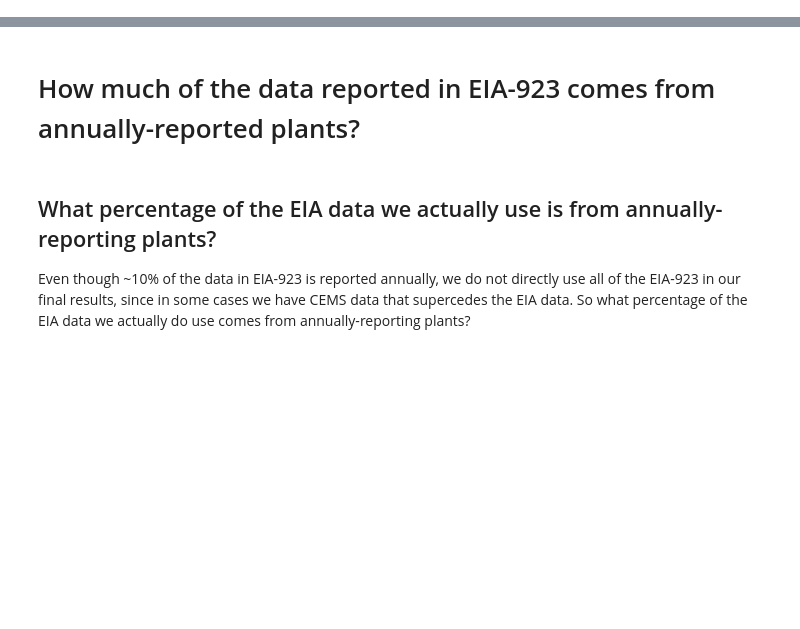
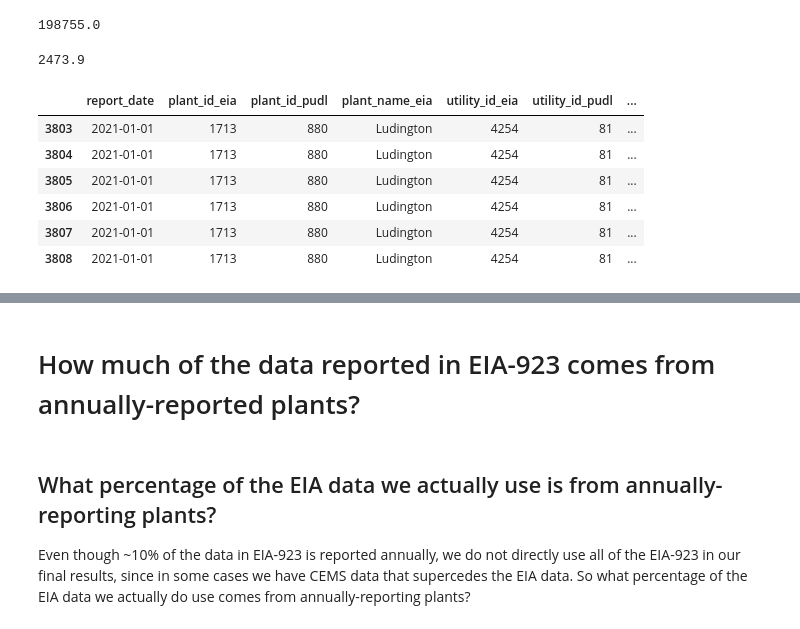
Before and after one commit to singularity-energy/open-grid-emissions, a Jupyter notebook: notebooks/explore_data/explore_annually_reported_eia_data.ipynb, the cells around one changed output, grey strips where cells are left out. Drawn from its saved outputs; the diff is of its cells as text; code cells hidden in the pictures; blank space fills up the shorter version.

Commit message:
save miso exports

```diff
--- a/notebooks/explore_data/explore_annually_reported_eia_data.ipynb
+++ b/notebooks/explore_data/explore_annually_reported_eia_data.ipynb
@@ -15,3 +15,7 @@ from filepaths import *
 
 year = 2021
 path_prefix = f"{year}/"
+# %%
+pudl_out = load_data.initialize_pudl_out(year)
+gens_eia860 = pudl_out.gens_eia860()
+plants_eia860 = pudl_out.plants_eia860()
@@ -17,0 +85,12 @@ path_prefix = f"{year}/"
+# %%
+miso_gens = gens_eia860.merge(
+    plants_eia860[["plant_id_eia", "balancing_authority_code_eia", "transmission_distribution_owner_name"]],
+    how="left",
+    on="plant_id_eia",
+)
+
+miso_gens = miso_gens[(miso_gens["balancing_authority_code_eia"] == "MISO") & (miso_gens["operational_status"] == "existing")]
+# %%
+miso_gens["capacity_mw"].sum()
+# %% [output]
+198755.0
@@ -17,0 +99,16 @@ path_prefix = f"{year}/"
+# %%
+miso_storage = miso_gens[miso_gens["prime_mover_code"].isin(["BA","PS"])]
+# %%
+miso_storage["capacity_mw"].sum()
+# %% [output]
+2473.9
+# %%
+miso_storage[miso_storage["transmission_distribution_owner_name"] == "ITC Transmission"]
+# %% [output]
+|  | report_date | plant_id_eia | plant_id_pudl | plant_name_eia | utility_id_eia | utility_id_pudl | ... |
+| 3803 | 2021-01-01 | 1713 | 880 | Ludington | 4254 | 81 | ... |
+| 3804 | 2021-01-01 | 1713 | 880 | Ludington | 4254 | 81 | ... |
+| 3805 | 2021-01-01 | 1713 | 880 | Ludington | 4254 | 81 | ... |
+| 3806 | 2021-01-01 | 1713 | 880 | Ludington | 4254 | 81 | ... |
+| 3807 | 2021-01-01 | 1713 | 880 | Ludington | 4254 | 81 | ... |
+| 3808 | 2021-01-01 | 1713 | 880 | Ludington | 4254 | 81 | ... |
```
Also changed, not shown: parts of 22 cells of this notebook.
